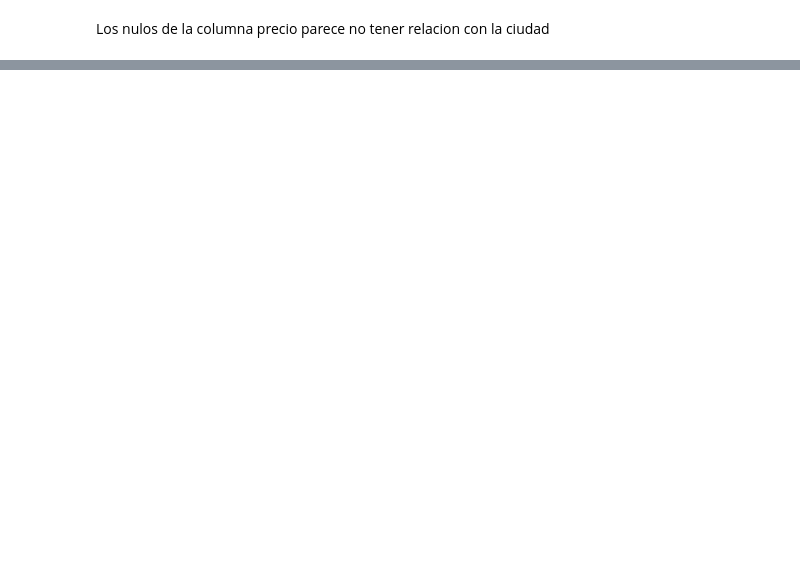
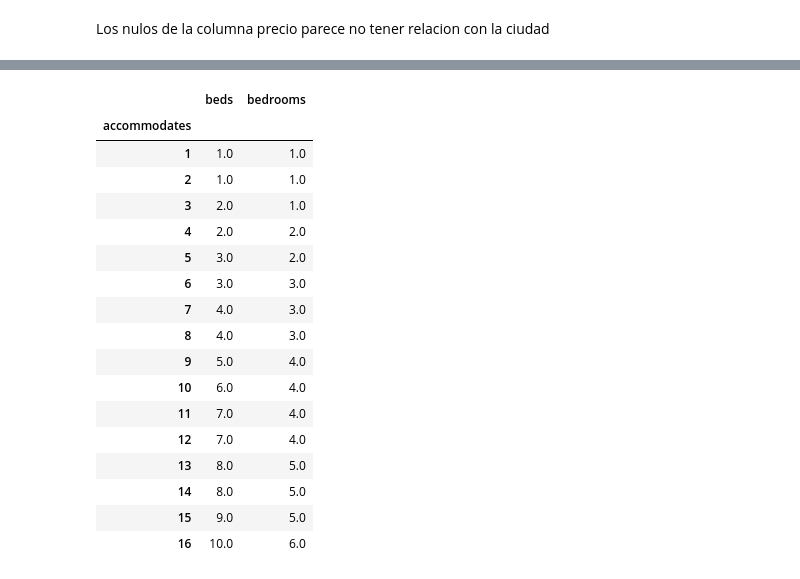
Before and after one commit to JesusSantosCapote/TFM-AirBnB, a Jupyter notebook: eda/stg_eda_listings.ipynb, the cells around one changed output, grey strips where cells are left out. Saved outputs shown, nothing was run; the diff lists cells and outputs as text; code cells hidden in the pictures; blank space fills up the shorter version.

```diff
--- a/eda/stg_eda_listings.ipynb
+++ b/eda/stg_eda_listings.ipynb
@@ -30,0 +103,20 @@ df.info()
+# %%
+import re
+
+for i in range(df.shape[0]):
+    if pd.isna(df.loc[i, "bathrooms"]):
+        if not pd.isna(df.loc[i, "bathrooms_text"]):
+            half_bath_regex = r"\b(half[-\s]?bath(room)?|medio\s+bañ[oe])\b"
+            text = df.loc[i, "bathrooms_text"].lower()
+
+            if re.search(half_bath_regex, text):
+                df.loc[i, "bathrooms"] = 0.5
+                continue
+
+            text_list = text.split(" ")
+
+            if text_list[0].isdigit():
+                df.loc[i, "bathrooms"] = float(text_list[0])
+                continue
+
+        df.loc[i, "bathrooms"] = 1
@@ -30,0 +143,27 @@ df.info()
+# %%
+# Cálculo de medianas por grupo
+group_stats = df.groupby('accommodates').agg({
+    'beds': 'median',
+    'bedrooms': 'median'
+})
+# %%
+display(group_stats)
+# %% [output]
+|  | beds | bedrooms |
+| accommodates |  |  |
+| 1 | 1.0 | 1.0 |
+| 2 | 1.0 | 1.0 |
+| 3 | 2.0 | 1.0 |
+| 4 | 2.0 | 2.0 |
+| 5 | 3.0 | 2.0 |
+| 6 | 3.0 | 3.0 |
+| 7 | 4.0 | 3.0 |
+| 8 | 4.0 | 3.0 |
+| 9 | 5.0 | 4.0 |
+| 10 | 6.0 | 4.0 |
+| 11 | 7.0 | 4.0 |
+| 12 | 7.0 | 4.0 |
+| 13 | 8.0 | 5.0 |
+| 14 | 8.0 | 5.0 |
+| 15 | 9.0 | 5.0 |
+| 16 | 10.0 | 6.0 |
```
Also changed, not shown: parts of 14 cells of this notebook, 3 other files.
